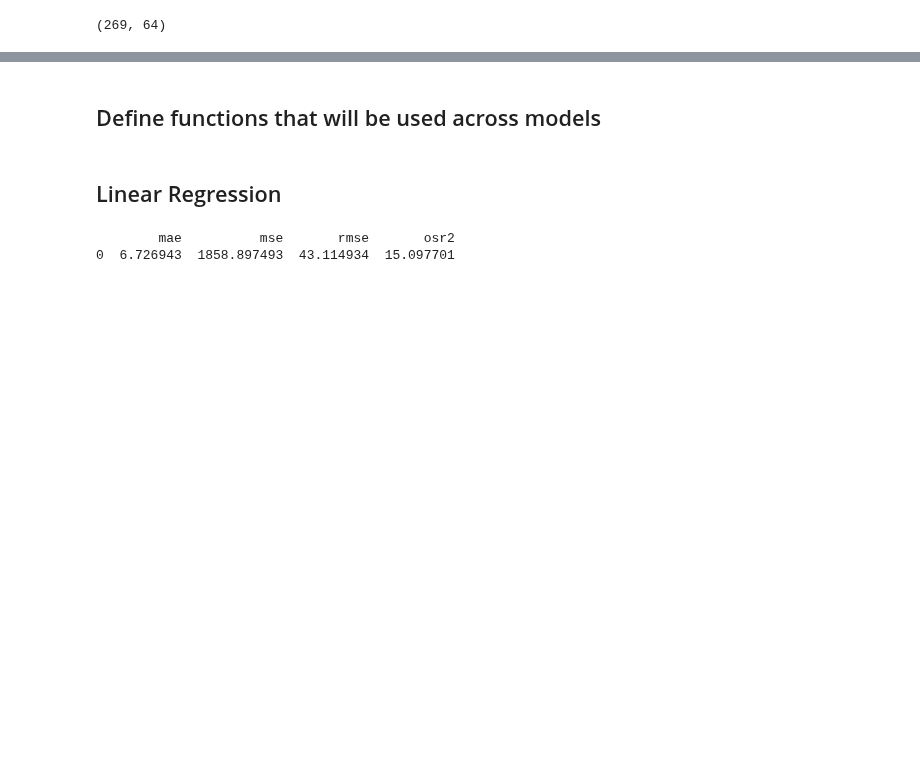
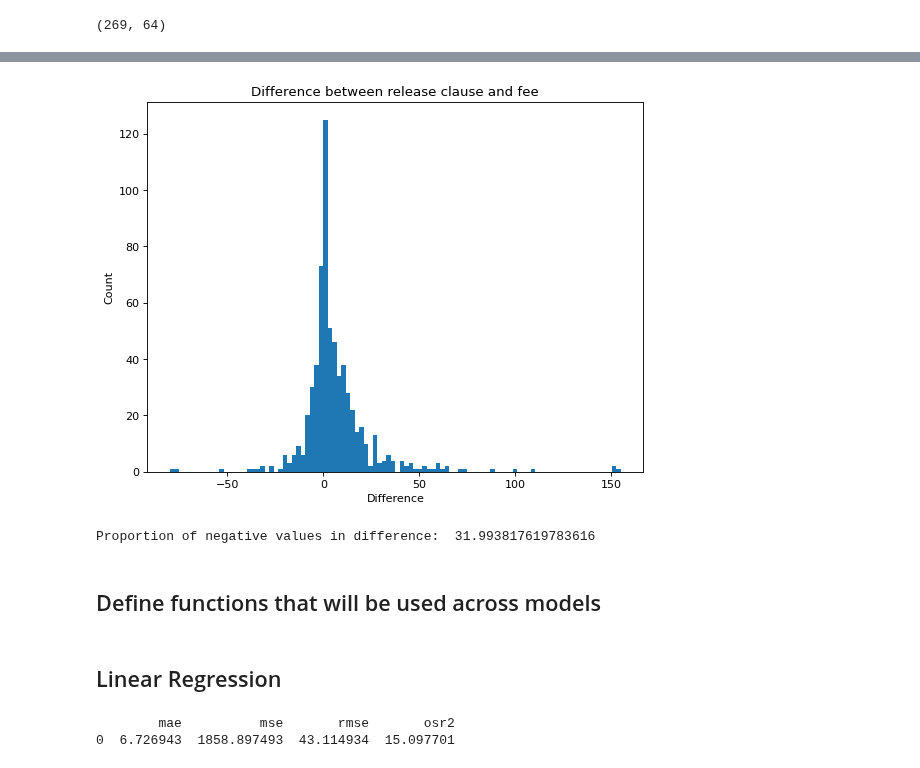
Before and after one commit to azanon00/Transfer_Strategy_Prescription, a Jupyter notebook: code/andrea_models_python.ipynb, the cells around one changed output, grey strips where cells are left out. Saved outputs shown, nothing was run; the diff lists cells and outputs as text; code cells hidden in the pictures; blank space fills up the shorter version.

```diff
--- a/code/andrea_models_python.ipynb
+++ b/code/andrea_models_python.ipynb
@@ -56,6 +72,10 @@ data.head()
 # %%
 # train-test split, use random_state = 0
 train_valid, test = train_test_split(data, test_size = 0.2, random_state = 0)
+
+# remove zero fees
+train_valid_no_zero = train_valid[train_valid["fee"] != 0]
+test_no_zero = test[test["fee"] != 0]
 # %%
 # print them in new csv so we can use them in the other notebook
 train_valid.to_csv("train_valid.csv", index = False)
@@ -71,0 +94,2 @@ test.shape
+# %%
+train_valid_no_zero["release_clause_eur"] = train_valid_no_zero["release_clause_eur"] / 1000000
@@ -71,0 +127,7 @@ test.shape
+# %%
+# only consider players with a release clause > 0
+positive_release_clause = train_valid_no_zero[train_valid_no_zero["release_clause_eur"] > 0]
+
+# compare fees and release clause columns
+difference = positive_release_clause["release_clause_eur"] - positive_release_clause["fee"]
+difference.describe()
@@ -72,3 +144,17 @@ test.shape
+# %%
+# plot the difference
+figure(figsize=(8, 6), dpi=80)
+plt.hist(difference, bins = 100)
+plt.title("Difference between release clause and fee")
+plt.xlabel("Difference")
+plt.ylabel("Count")
+plt.show()
+
+# print proportion of negative values in difference
+print("Proportion of negative values in difference: ", len(difference[difference < 0]) / len(difference) * 100)
+# %% [output]
+[figure, added]
+Proportion of negative values in difference:  31.993817619783616
 # %% [markdown]
 ## Define functions that will be used across models
 # %%
```
Also changed, not shown: parts of 13 cells of this notebook, 3 other files.
